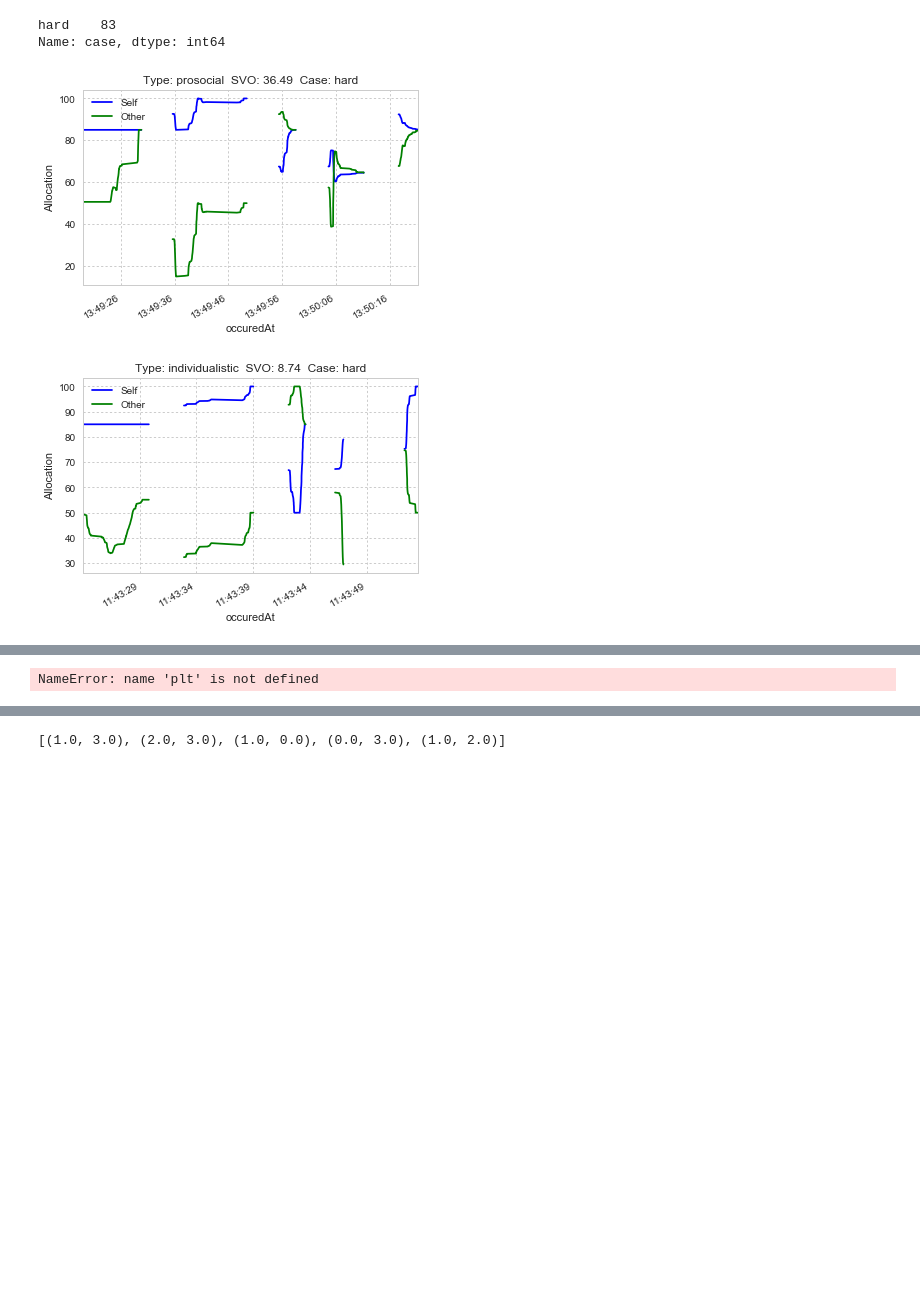
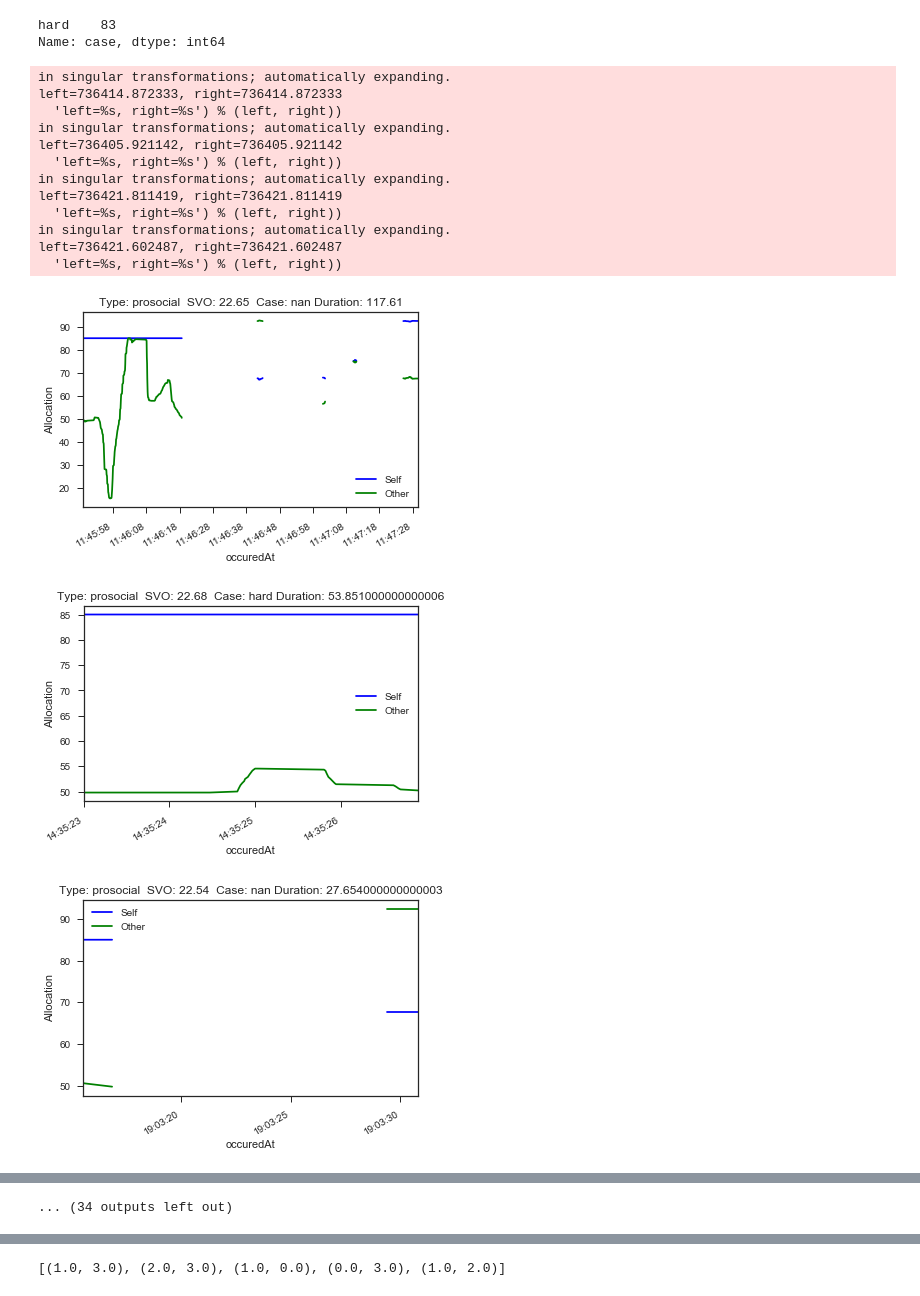
Before and after one commit to pdarche/thesis, a Jupyter notebook: notebooks/Identifying Bad Responses.ipynb, the cells around one changed output, grey strips where cells are left out. Drawn from its saved outputs; the diff is of its cells as text; code cells hidden in the pictures; blank space fills up the shorter version.

```diff
--- a/notebooks/Identifying Bad Responses.ipynb
+++ b/notebooks/Identifying Bad Responses.ipynb
@@ -98,7 +133,7 @@ svo.groupby('question').resonseTime.describe().unstack()
 | 4 | 843.0 | 4474.065243 | 4206.101205 | 16.0 | 2021.00 | 3237.0 | 5570.00 | 62669.0 |
 | 5 | 844.0 | 6267.755924 | 6669.454095 | 5.0 | 2861.25 | 4672.0 | 7637.75 | 89398.0 |
 # %%
-svo.loc[:, 'responseSec'] = svo.resonseTime / 1000
+svo['responseSec'] = svo.resonseTime / 1000
 # %% [output]
 A value is trying to be set on a copy of a slice from a DataFrame.
 Try using .loc[row_indexer,col_indexer] = value instead
@@ -143,6 +181,6 @@ bdf.shape
 # %%
-with open('./bad_data.pickle', 'wb') as f:
-    pickle.dump(bdf, f)
+# with open('./bad_data.pickle', 'wb') as f:
+#     pickle.dump(bdf, f)
 # %%
 sns.distplot(bdf[bdf.svo.notnull()].svo)
 # %% [output]
@@ -186,13 +224,13 @@ df = df.merge(tdf, how='left', left_on='_id', right_on='session')
 df = df.merge(hdf[["_id", "case"]], how='left', on='_id')
 # %%
 merged = eventsdf.merge(
-    df[["_id", "svo", "type", "transitive", "case"]],
+    df[["_id", "svo", "type", "transitive", "case", "durationSeconds"]],
     how='left', left_on='sessionId', right_on='_id')
 # %%
-# grouped = merged[
-#     (merged.svo > 18) &
-#     (merged.svo < 22)].groupby('sessionId')
-grouped = merged[merged.case == 'hard'].groupby('sessionId')
+grouped = merged[
+    (merged.svo > 20) &
+    (merged.svo < 23)].groupby('sessionId')
+# grouped = merged[merged.case == 'hard'].groupby('sessionId')
 # %%
 sample_groups = list(grouped.groups.keys())
 # sample_groups = list(bdf._id)
@@ -219,23 +245,37 @@ fontP = FontProperties()
 fontP.set_size('small')
 # %%
 # fig, axes = plt.subplots(ncols=3, sharey=True)
-for ix in range(34, 36):
+for ix in range(0, 45):
     fig, ax = plt.subplots(1, 1)
     modify_gridlines(ax)
     test = grouped.get_group(sample_groups[ix]).sort_values('occuredAt').groupby('question')
     prosoc = test.first().iloc[0]['type_y']
     trans = test.first().iloc[0]['transitive']
     case = test.first().iloc[0]['case']
+    duration = test.first().iloc[0]['durationSeconds']
     svo = test.first().iloc[0]['svo']
-    plt.title("Type: {}  SVO: {}  Case: {}".format(prosoc, round(svo, 2), case))
+    plt.title("Type: {}  SVO: {}  Case: {} Duration: {}".format(prosoc, round(svo, 2), case, duration))
     plt.xlabel("Event Occurance Timestamp")
     plt.ylabel("Allocation")
     test.plot(x='occuredAt', y='self', ax=ax, legend=False, color='blue', figsize=(6,3))
     test.plot(x='occuredAt', y='other', ax=ax, legend=False, color='green', figsize=(6,4));
     blue_line = mlines.Line2D([], [], color='blue', label='Self')
     green_line = mlines.Line2D([], [], color='green', label='Other')
     plt.legend(handles=[blue_line, green_line], prop=fontP)
-    plt.savefig('../img/final/hard_case_{}.png'.format(ix))
+#     plt.savefig('../img/final/hard_case_{}.png'.format(ix))
 # %% [output]
+in singular transformations; automatically expanding.
+left=736414.872333, right=736414.872333
+  'left=%s, right=%s') % (left, right))
+in singular transformations; automatically expanding.
+left=736405.921142, right=736405.921142
+  'left=%s, right=%s') % (left, right))
+in singular transformations; automatically expanding.
+left=736421.811419, right=736421.811419
+  'left=%s, right=%s') % (left, right))
+in singular transformations; automatically expanding.
+left=736421.602487, right=736421.602487
+  'left=%s, right=%s') % (left, right))
-[figure, old version]
+[figure, new version]
-[figure, old version]
+[figure, new version]
+[figure, added]
@@ -242,9 +290,8 @@ for ix in range(34, 36):
+... (34 outputs left out)
 # %%
-fig, ax = plt.subplots(1, 1)
-test.sort_values('occuredAt').groupby('question').plot(x='occuredAt', y='self', ax=ax, legend=False, color='steelblue')
-test.sort_values('occuredAt').groupby('question').plot(x='occuredAt', y='other', ax=ax, legend=False, color='green');
+# fig, ax = plt.subplots(1, 1)
+# test.sort_values('occuredAt').groupby('question').plot(x='occuredAt', y='self', ax=ax, legend=False, color='steelblue')
+# test.sort_values('occuredAt').groupby('question').plot(x='occuredAt', y='other', ax=ax, legend=False, color='green');
-# %% [output]
-NameError: name 'plt' is not defined
 # %%
 # for _id in sample_groups:
 #     test = grouped.get_group(sample_groups[4])
```
Also changed, not shown: parts of 36 cells of this notebook, 11 other files.
